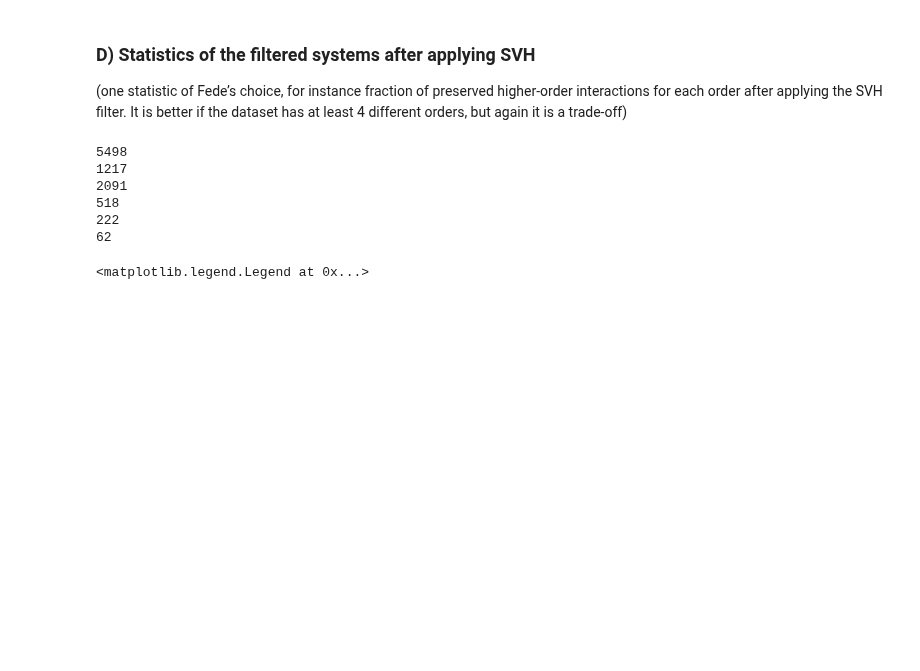
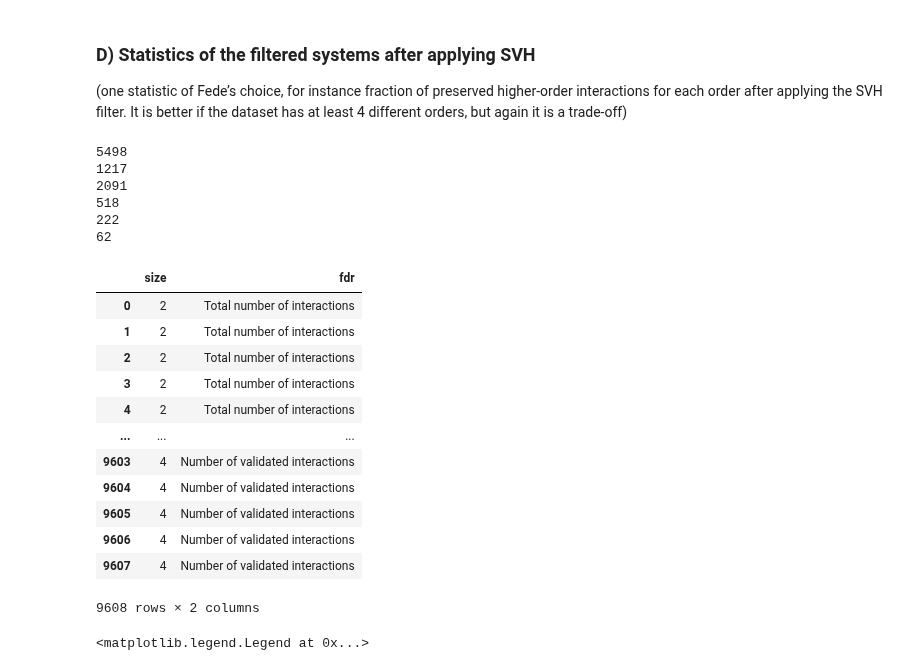
Before and after one commit to HGX-Team/hypergraphx, a Jupyter notebook: tutorials/analysis_paper.ipynb, the cells around one changed output. Cells and saved outputs as stored; diff of their text form; code cells hidden in the pictures; blank space fills up the shorter version.

```diff
--- a/tutorials/analysis_paper.ipynb
+++ b/tutorials/analysis_paper.ipynb
@@ -107,6 +222,22 @@ for size in validated:
 518
 222
 62
+# %%
+df
+# %% [output]
+|  | size | fdr |
+| 0 | 2 | Total number of interactions |
+| 1 | 2 | Total number of interactions |
+| 2 | 2 | Total number of interactions |
+| 3 | 2 | Total number of interactions |
+| 4 | 2 | Total number of interactions |
+| ... | ... | ... |
+| 9603 | 4 | Number of validated interactions |
+| 9604 | 4 | Number of validated interactions |
+| 9605 | 4 | Number of validated interactions |
+| 9606 | 4 | Number of validated interactions |
+| 9607 | 4 | Number of validated interactions |
+9608 rows × 2 columns
 # %%
 import seaborn as sns
 import matplotlib.pyplot as plt
```
Also changed, not shown: parts of 6 cells of this notebook.
